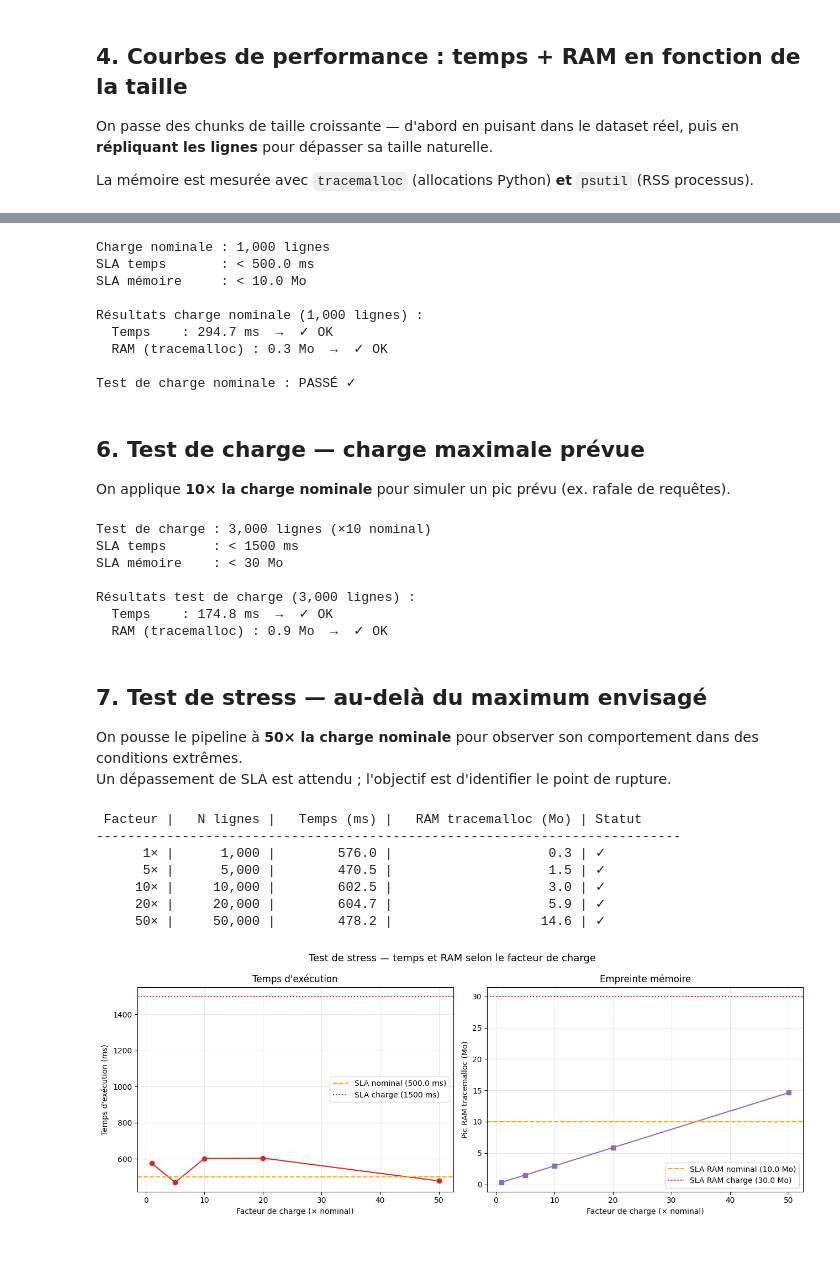
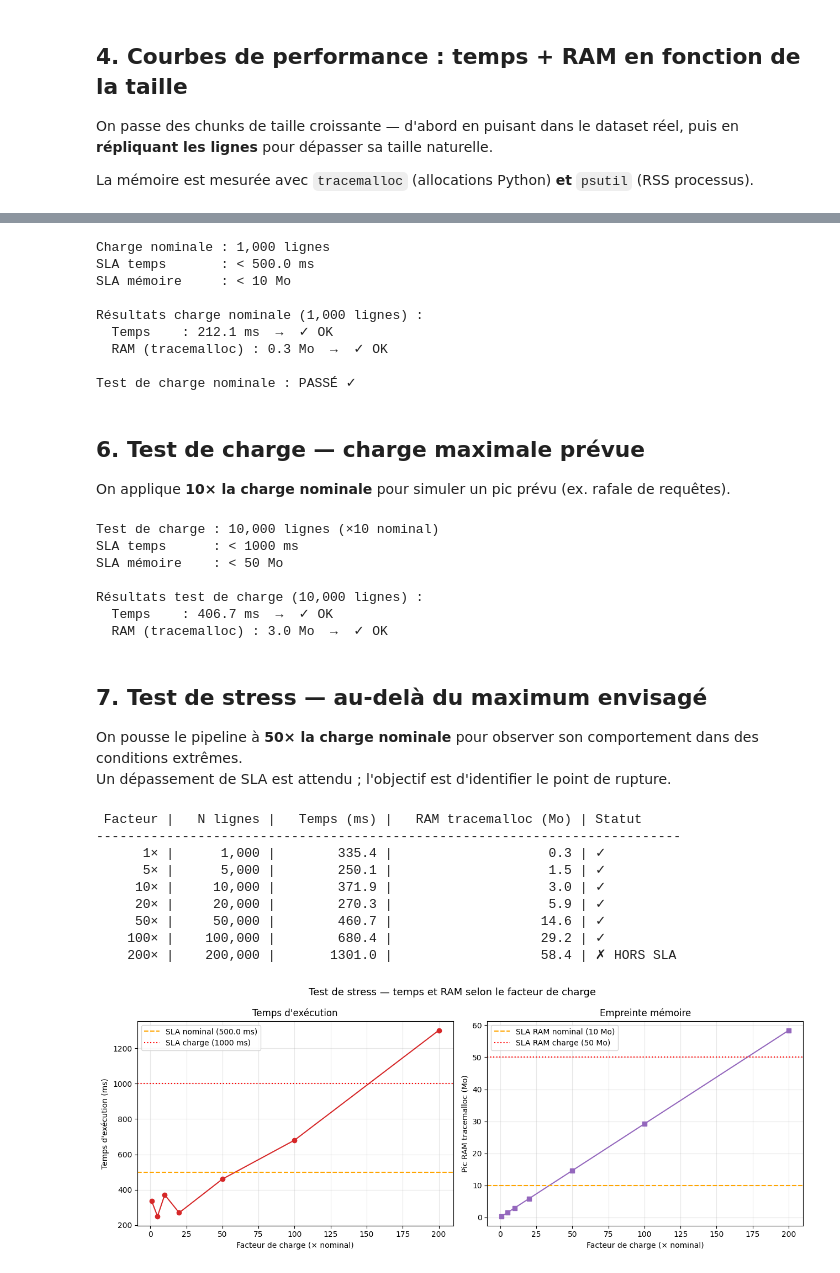
Before and after one commit to Camille9999/EPSI_atelier-info-doc_projet, a Jupyter notebook: notebooks/tests_perf_systeme.ipynb, the cells around one changed output, grey strips where cells are left out. Saved outputs shown, nothing was run; the diff lists cells and outputs as text; code cells hidden in the pictures.

```diff
--- a/notebooks/tests_perf_systeme.ipynb
+++ b/notebooks/tests_perf_systeme.ipynb
@@ -171,7 +175,7 @@ def benchmark_predict(df_input: pd.DataFrame, artifacts: dict, threshold: float)
     Exécute predict() sur df_input et retourne :
       - elapsed_ms            : temps d'exécution en millisecondes
       - peak_tracemalloc_kb   : pic mémoire tracemalloc (Ko)
-      - rss_delta_kb          : variation RSS psutil (Ko)
+      - rss_delta_b           : variation RSS psutil (octets)
     """
     import gc
     process = psutil.Process(os.getpid())
@@ -193,7 +197,7 @@ def benchmark_predict(df_input: pd.DataFrame, artifacts: dict, threshold: float)
     return {
         "elapsed_ms": (t1 - t0) * 1000,
         "peak_tracemalloc_kb": peak_bytes / 1024,
-        "rss_delta_kb": (rss_after - rss_before) / 1024,
+        "rss_delta_b": (rss_after - rss_before),
     }
 # %%
 # Tailles testées : petits chunks réels, puis réplication artificielle
@@ -201,9 +205,10 @@ real_sizes  = [10, 50, 100, 500, N_TOTAL]
 extra_sizes = [N_TOTAL * m for m in [2, 5, 10, 20]]
 TEST_SIZES  = sorted(set(real_sizes + extra_sizes))
 
+N_REPEATS = 10
 bench_results = []
 
-print(f"{'N lignes':>10} | {'Temps (ms)':>12} | {'Peak tracemalloc (Ko)':>22} | {'RSS delta (Ko)':>16}")
+print(f"{'N lignes':>10} | {'Temps (ms)':>12} | {'Peak tracemalloc (Ko)':>22} | {'RSS delta (B)':>16}")
 print("-" * 70)
 
 for size in TEST_SIZES:
@@ -213,14 +218,19 @@ for size in TEST_SIZES:
         repeats = int(np.ceil(size / N_TOTAL))
         batch = pd.concat([df_raw] * repeats, ignore_index=True).iloc[:size].copy()
 
-    metrics = benchmark_predict(batch, artifacts, DEFAULT_THRESHOLD)
+    repeat_metrics = [benchmark_predict(batch, artifacts, DEFAULT_THRESHOLD) for _ in range(N_REPEATS)]
+    metrics = {
+        "elapsed_ms":           np.mean([m["elapsed_ms"]           for m in repeat_metrics]),
+        "peak_tracemalloc_kb":  np.mean([m["peak_tracemalloc_kb"]  for m in repeat_metrics]),
+        "rss_delta_b":          np.mean([m["rss_delta_b"]          for m in repeat_metrics]),
+    }
     metrics["n_lignes"] = size
     metrics["size_mb"]  = batch.memory_usage(deep=True).sum() / (1024 ** 2)
     bench_results.append(metrics)
 
     print(f"{size:>10,} | {metrics['elapsed_ms']:>12.1f} | "
           f"{metrics['peak_tracemalloc_kb']:>22.1f} | "
-          f"{metrics['rss_delta_kb']:>16.1f}")
+          f"{metrics['rss_delta_b']:>16.1f}")
 
 df_bench = pd.DataFrame(bench_results)
 # %% [output]
@@ -298,7 +312,7 @@ On teste maintenant explicitement ces deux seuils.
 # -----------------------------------------------------------------------
 NOMINAL_N_ROWS = 1_000          # nombre de lignes représentatif d'un appel en production
 NOMINAL_TIME_LIMIT_MS = 500.0   # SLA temps : 500 ms
-NOMINAL_RAM_LIMIT_MB  = 10.0   # SLA mémoire : 200 Mo
+NOMINAL_RAM_LIMIT_MB  = 10      # SLA mémoire : 10 Mo
 
 print(f"Charge nominale : {NOMINAL_N_ROWS:,} lignes")
 print(f"SLA temps       : < {NOMINAL_TIME_LIMIT_MS} ms")
@@ -321,10 +335,10 @@ print("\nTest de charge nominale : PASSÉ ✓")
 # %% [output]
 Charge nominale : 1,000 lignes
 SLA temps       : < 500.0 ms
-SLA mémoire     : < 10.0 Mo
+SLA mémoire     : < 10 Mo
 
 Résultats charge nominale (1,000 lignes) :
-  Temps    : 294.7 ms  →  ✓ OK
+  Temps    : 212.1 ms  →  ✓ OK
   RAM (tracemalloc) : 0.3 Mo  →  ✓ OK
 
 Test de charge nominale : PASSÉ ✓
@@ -334,9 +348,9 @@ Test de charge nominale : PASSÉ ✓
 On applique **10× la charge nominale** pour simuler un pic prévu (ex. rafale de requêtes).
 # %%
 LOAD_FACTOR  = 10
-LOAD_N_ROWS  = NOMINAL_N_ROWS * 3
-LOAD_TIME_LIMIT_MS = NOMINAL_TIME_LIMIT_MS * 3
-LOAD_RAM_LIMIT_MB  = NOMINAL_RAM_LIMIT_MB  * 3             # on tolère 3× la RAM nominale
+LOAD_N_ROWS  = NOMINAL_N_ROWS * LOAD_FACTOR
+LOAD_TIME_LIMIT_MS = NOMINAL_TIME_LIMIT_MS * 2
+LOAD_RAM_LIMIT_MB  = NOMINAL_RAM_LIMIT_MB  * 5
 
 print(f"Test de charge : {LOAD_N_ROWS:,} lignes (×{LOAD_FACTOR} nominal)")
 print(f"SLA temps      : < {LOAD_TIME_LIMIT_MS:.0f} ms")
@@ -350,20 +364,20 @@ print(f"Résultats test de charge ({LOAD_N_ROWS:,} lignes) :")
 print(f"  Temps    : {metrics_load['elapsed_ms']:.1f} ms  →  {'✓ OK' if metrics_load['elapsed_ms'] < LOAD_TIME_LIMIT_MS else '✗ DÉPASSE'}")
 print(f"  RAM (tracemalloc) : {metrics_load['peak_tracemalloc_kb']/1024:.1f} Mo  →  {'✓ OK' if metrics_load['peak_tracemalloc_kb']/1024 < LOAD_RAM_LIMIT_MB else '✗ DÉPASSE'}")
 # %% [output]
-Test de charge : 3,000 lignes (×10 nominal)
-SLA temps      : < 1500 ms
-SLA mémoire    : < 30 Mo
+Test de charge : 10,000 lignes (×10 nominal)
+SLA temps      : < 1000 ms
+SLA mémoire    : < 50 Mo
 
-Résultats test de charge (3,000 lignes) :
-  Temps    : 174.8 ms  →  ✓ OK
-  RAM (tracemalloc) : 0.9 Mo  →  ✓ OK
+Résultats test de charge (10,000 lignes) :
+  Temps    : 406.7 ms  →  ✓ OK
+  RAM (tracemalloc) : 3.0 Mo  →  ✓ OK
 # %% [markdown]
 ## 7. Test de stress — au-delà du maximum envisagé
 
 On pousse le pipeline à **50× la charge nominale** pour observer son comportement dans des conditions extrêmes.
 Un dépassement de SLA est attendu ; l'objectif est d'identifier le point de rupture.
 # %%
-STRESS_SIZES = [NOMINAL_N_ROWS * m for m in [1, 5, 10, 20, 50]]
+STRESS_SIZES = [NOMINAL_N_ROWS * m for m in [1, 5, 10, 20, 50, 100, 200]]
 stress_results = []
 
 print(f"{'Facteur':>8} | {'N lignes':>10} | {'Temps (ms)':>12} | {'RAM tracemalloc (Mo)':>22} | Statut")
@@ -385,39 +399,41 @@ for size in STRESS_SIZES:
 
 df_stress = pd.DataFrame(stress_results)
 
 fig, (ax1, ax2) = plt.subplots(1, 2, figsize=(13, 5))
 fig.suptitle("Test de stress — temps et RAM selon le facteur de charge", fontsize=13)
 
 ax1.plot(df_stress["n_lignes"] / NOMINAL_N_ROWS, df_stress["elapsed_ms"], marker="o", color="#d62728")
 ax1.axhline(NOMINAL_TIME_LIMIT_MS, color="orange", linestyle="--", label=f"SLA nominal ({NOMINAL_TIME_LIMIT_MS} ms)")
 ax1.axhline(LOAD_TIME_LIMIT_MS, color="red", linestyle=":", label=f"SLA charge ({LOAD_TIME_LIMIT_MS:.0f} ms)")
 ax1.set_xlabel("Facteur de charge (× nominal)")
 ax1.set_ylabel("Temps d'exécution (ms)")
 ax1.set_title("Temps d'exécution")
 ax1.legend()
 ax1.grid(True, alpha=0.3)
 
 ax2.plot(df_stress["n_lignes"] / NOMINAL_N_ROWS, df_stress["peak_tracemalloc_kb"] / 1024,
          marker="s", color="#9467bd")
 ax2.axhline(NOMINAL_RAM_LIMIT_MB, color="orange", linestyle="--", label=f"SLA RAM nominal ({NOMINAL_RAM_LIMIT_MB} Mo)")
 ax2.axhline(LOAD_RAM_LIMIT_MB, color="red", linestyle=":", label=f"SLA RAM charge ({LOAD_RAM_LIMIT_MB} Mo)")
 ax2.set_xlabel("Facteur de charge (× nominal)")
 ax2.set_ylabel("Pic RAM tracemalloc (Mo)")
 ax2.set_title("Empreinte mémoire")
 ax2.legend()
 ax2.grid(True, alpha=0.3)
 
 plt.tight_layout()
 plt.show()
 # %% [output]
  Facteur |   N lignes |   Temps (ms) |   RAM tracemalloc (Mo) | Statut
 ---------------------------------------------------------------------------
-      1× |      1,000 |        576.0 |                    0.3 | ✓
-      5× |      5,000 |        470.5 |                    1.5 | ✓
-     10× |     10,000 |        602.5 |                    3.0 | ✓
-     20× |     20,000 |        604.7 |                    5.9 | ✓
-     50× |     50,000 |        478.2 |                   14.6 | ✓
+      1× |      1,000 |        335.4 |                    0.3 | ✓
+      5× |      5,000 |        250.1 |                    1.5 | ✓
+     10× |     10,000 |        371.9 |                    3.0 | ✓
+     20× |     20,000 |        270.3 |                    5.9 | ✓
+     50× |     50,000 |        460.7 |                   14.6 | ✓
+    100× |    100,000 |        680.4 |                   29.2 | ✓
+    200× |    200,000 |       1301.0 |                   58.4 | ✗ HORS SLA
-[figure, old version]
+[figure, new version]
 # %% [markdown]
 ## 8. Synthèse et conditions nominales retenues
 
```
Also changed, not shown: parts of 8 cells of this notebook.
